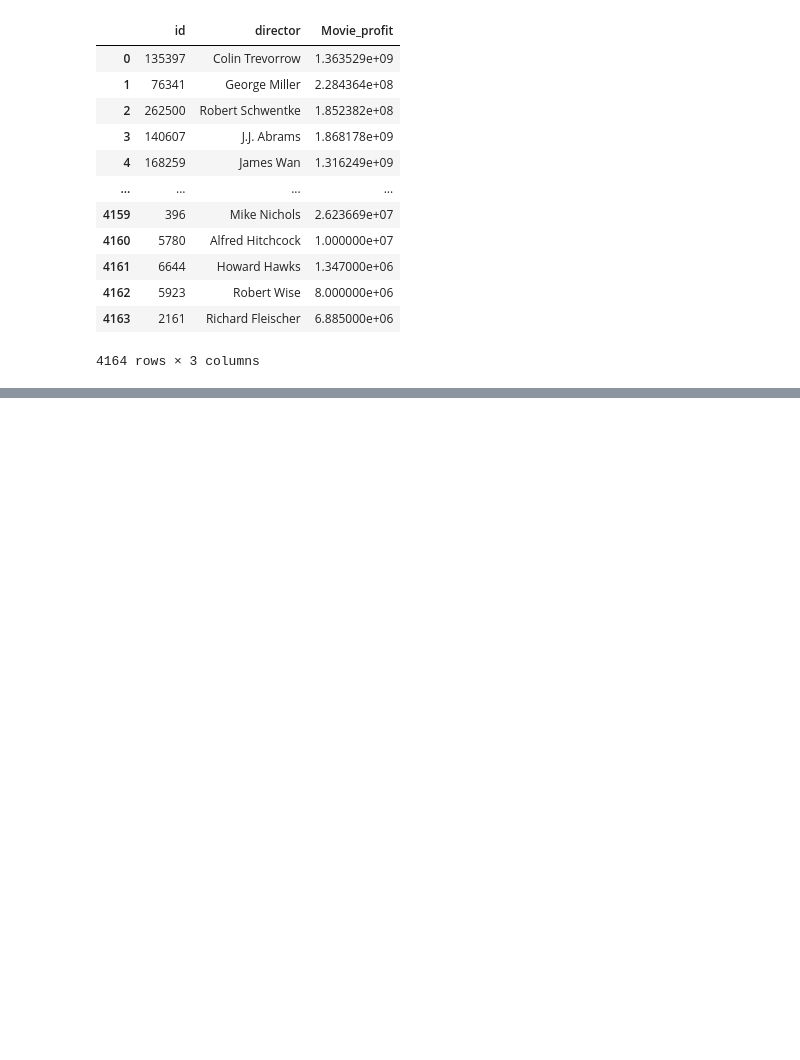
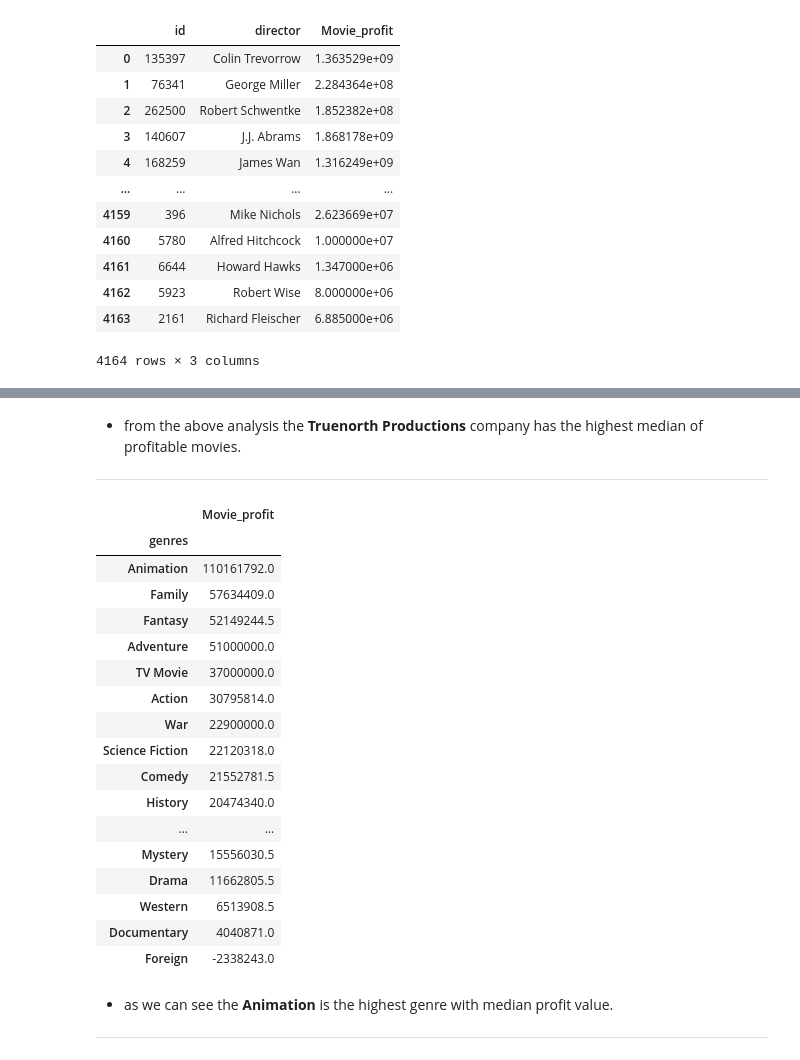
Before and after one commit to YousefSaber/Data-Analysis-Project, a Jupyter notebook: Analysis.ipynb, the cells around one changed output, grey strips where cells are left out. Drawn from its saved outputs; the diff is of its cells as text; code cells hidden in the pictures; blank space fills up the shorter version.

```diff
--- a/Analysis.ipynb
+++ b/Analysis.ipynb
@@ -428,0 +440,27 @@ director.to_csv("director")
+# %% [markdown]
+* from the above analysis the **Truenorth Productions** company has the highest median of profitable movies.
+***
+# %%
+genres.groupby(by='genres').median().sort_values(by='Movie_profit',ascending=False)
+# %% [output]
+|  | Movie_profit |
+| genres |  |
+| Animation | 110161792.0 |
+| Family | 57634409.0 |
+| Fantasy | 52149244.5 |
+| Adventure | 51000000.0 |
+| TV Movie | 37000000.0 |
+| Action | 30795814.0 |
+| War | 22900000.0 |
+| Science Fiction | 22120318.0 |
+| Comedy | 21552781.5 |
+| History | 20474340.0 |
+| ... | ... |
+| Mystery | 15556030.5 |
+| Drama | 11662805.5 |
+| Western | 6513908.5 |
+| Documentary | 4040871.0 |
+| Foreign | -2338243.0 |
+# %% [markdown]
+* as we can see the **Animation** is the highest genre with median profit value.
+***
```
Also changed, not shown: parts of 34 cells of this notebook, 3 other files.
